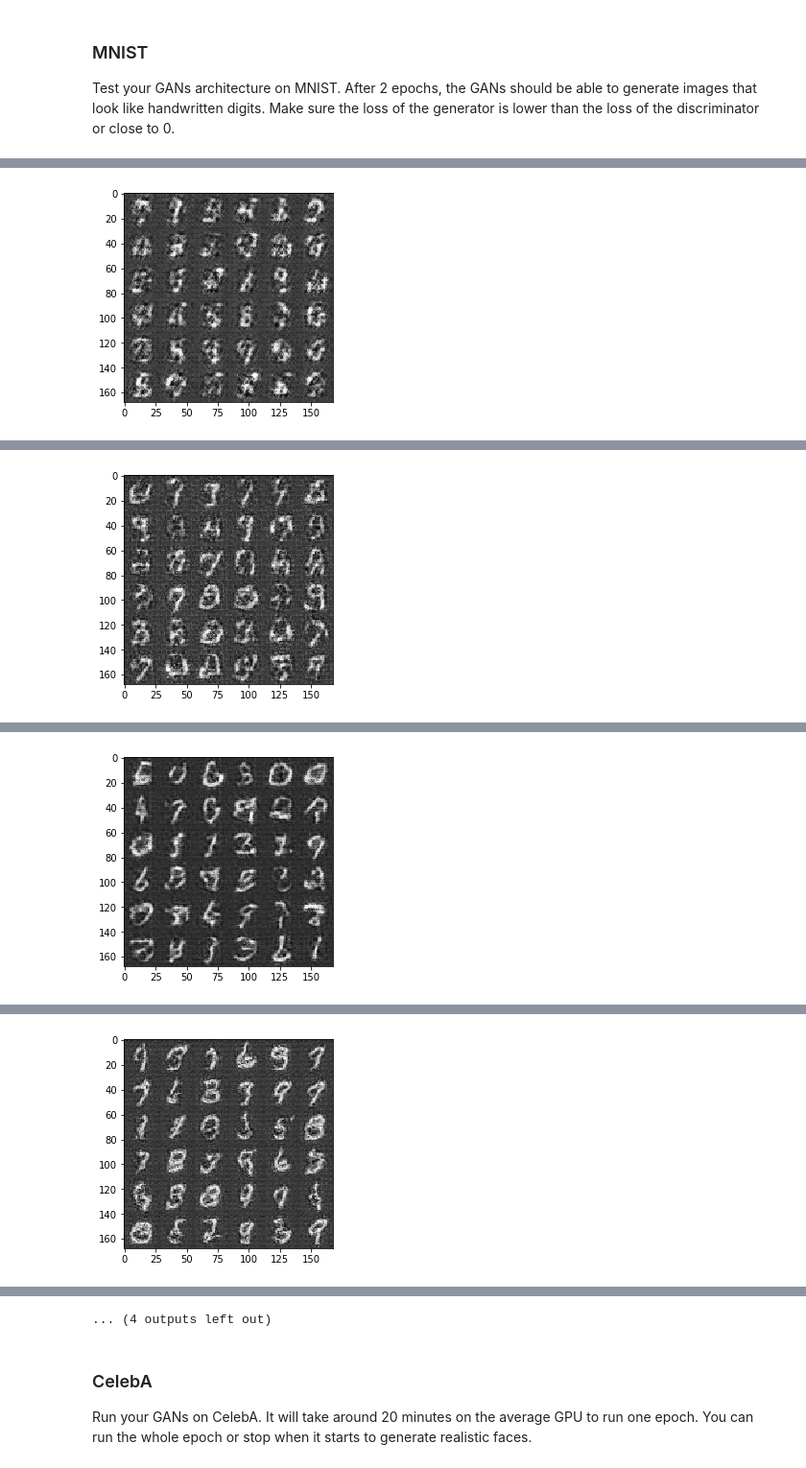
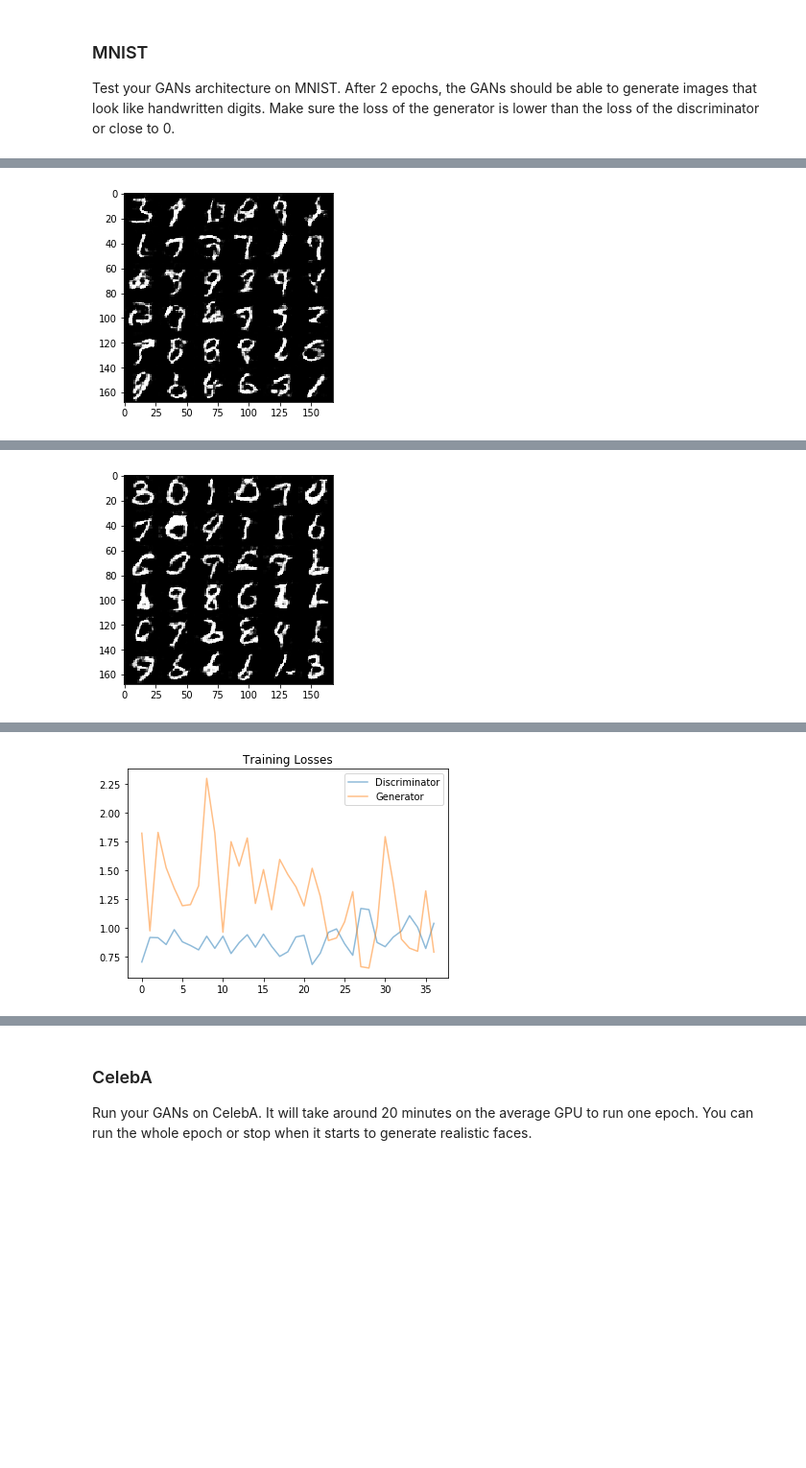
Before and after one commit to sychaichangkun/DLND_P5_Face_Generation, a Jupyter notebook: dlnd_face_generation.ipynb, the cells around one changed output, grey strips where cells are left out. Shown at 96% size. Cells and saved outputs as stored; diff of their text form; code cells hidden in the pictures; blank space fills up the shorter version.

```diff
--- a/dlnd_face_generation.ipynb
+++ b/dlnd_face_generation.ipynb
@@ -208,15 +208,16 @@ def generator(z, out_channel_dim, is_train=True):
         x1 = tf.maximum(alpha * x1, x1)
         # 3x3x512 now
 
-        x2 = tf.layers.conv2d_transpose(x1, 256, 3, strides=2, padding='valid')
+        x2 = tf.layers.conv2d_transpose(x1, 256, 3, strides=2, padding='valid',kernel_initializer=tf.contrib.layers.xavier_initializer())
         x2 = tf.layers.batch_normalization(x2, training=is_train)
         x2 = tf.maximum(alpha * x2, x2)
         # 7x7x256 now
 
-        x3 = tf.layers.conv2d_transpose(x2, 128, 4, strides=2, padding='same')
+        x3 = tf.layers.conv2d_transpose(x2, 64, 4, strides=2, padding='same',kernel_initializer=tf.contrib.layers.xavier_initializer())
         x3 = tf.layers.batch_normalization(x3, training=is_train)
         x3 = tf.maximum(alpha * x3, x3)
         # 14x14x128
+
 
         # Output layer
         logits = tf.layers.conv2d_transpose(x3, out_channel_dim, 5, strides=2, padding='same')
@@ -246,12 +247,13 @@ def model_loss(input_real, input_z, out_channel_dim):
     :return: A tuple of (discriminator loss, generator loss)
     """
     # TODO: Implement Function
+    smooth = 0.1
     g_model = generator(input_z, out_channel_dim)
     d_model_real, d_logits_real = discriminator(input_real)
     d_model_fake, d_logits_fake = discriminator(g_model, reuse=True)
 
     d_loss_real = tf.reduce_mean(
-        tf.nn.sigmoid_cross_entropy_with_logits(logits=d_logits_real, labels=tf.ones_like(d_model_real)))
+        tf.nn.sigmoid_cross_entropy_with_logits(logits=d_logits_real, labels=tf.ones_like(d_model_real)*(1-smooth)))
     d_loss_fake = tf.reduce_mean(
         tf.nn.sigmoid_cross_entropy_with_logits(logits=d_logits_fake, labels=tf.zeros_like(d_model_fake)))
     g_loss = tf.reduce_mean(
@@ -288,6 +290,7 @@ def model_opt(d_loss, g_loss, learning_rate, beta1):
 
     with tf.control_dependencies(tf.get_collection(tf.GraphKeys.UPDATE_OPS)):
         g_optmizer = tf.train.AdamOptimizer(learning_rate=learning_rate, beta1=beta1).minimize(g_loss, var_list=g_var)
+        g_optmizer = tf.train.AdamOptimizer(learning_rate=learning_rate, beta1=beta1).minimize(g_loss, var_list=g_var)
         d_optmizer = tf.train.AdamOptimizer(learning_rate=learning_rate, beta1=beta1).minimize(d_loss, var_list=d_var)
 
     return d_optmizer, g_optmizer
@@ -359,14 +368,18 @@ def train(epoch_count, batch_size, z_dim, learning_rate, beta1, get_batches, dat
     # Plot data
     samples, losses = [], []
     steps = 0
-    print_every = 25
-    show_every = 250
+    print_every = 50
+    show_every = 500
 
     with tf.Session() as sess:
         sess.run(tf.global_variables_initializer())
         for epoch_i in range(epoch_count):
             for batch_images in get_batches(batch_size):
                 # TODO: Train Model
+
+                # Get images, reshape and rescale from [-0.5,0.5]to pass to [-1,1]
+                batch_images = batch_images*2
+
                 steps += 1
                 batch_z = np.random.uniform(-1, 1, size=(batch_size, z_dim)).astype(np.float32)
                 #tf.random_uniform(shape=(batch_size, z_dim),minval=-1,maxval=1)
@@ -402,7 +415,7 @@ Test your GANs architecture on MNIST.  After 2 epochs, the GANs should be able t
 # %%
 batch_size = 64
 z_dim = 100
-learning_rate = 0.001
+learning_rate = 0.0003
 beta1 = 0.5
 
 
@@ -439 +452 @@ Epoch 1/2... Discriminator Loss: 0.1592... Generator Loss: 2.4725
-[figure, old version]
+[figure, new version]
@@ -450 +463 @@ Epoch 1/2... Discriminator Loss: 0.1451... Generator Loss: 2.3445
-[figure, old version]
+[figure, new version]
@@ -461 +472 @@ Epoch 2/2... Discriminator Loss: 0.4763... Generator Loss: 1.3369
-[figure, old version]
+[figure, new version]
@@ -472 +472,0 @@ Epoch 2/2... Discriminator Loss: 0.0169... Generator Loss: 5.9780
-[figure, removed]
@@ -484,4 +473,3 @@ Epoch 2/2... Discriminator Loss: 0.0375... Generator Loss: 3.8848
-... (4 outputs left out)
 # %% [markdown]
 ### CelebA
 Run your GANs on CelebA.  It will take around 20 minutes on the average GPU to run one epoch.  You can run the whole epoch or stop when it starts to generate realistic faces.
```
Also changed, not shown: parts of 5 cells of this notebook, 1 other file.
